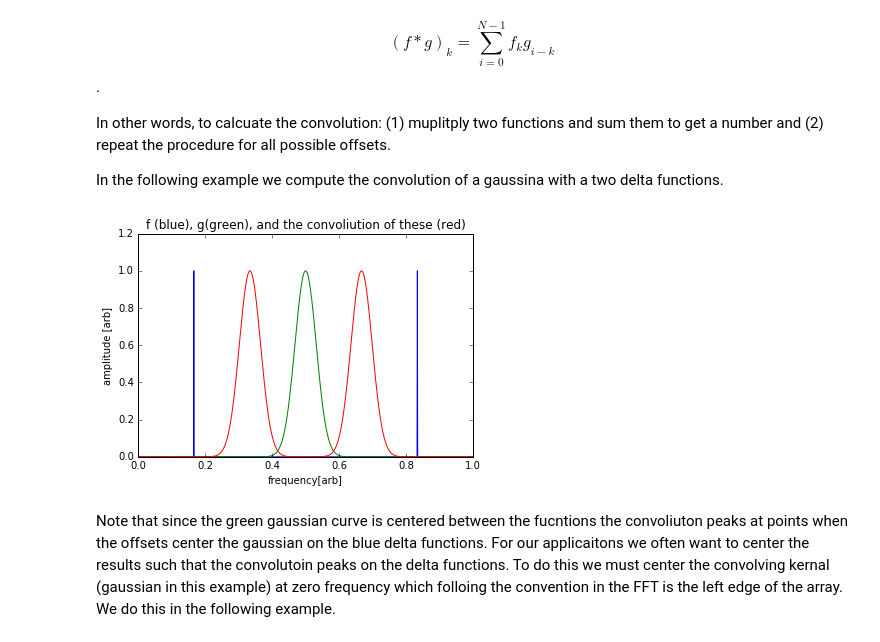
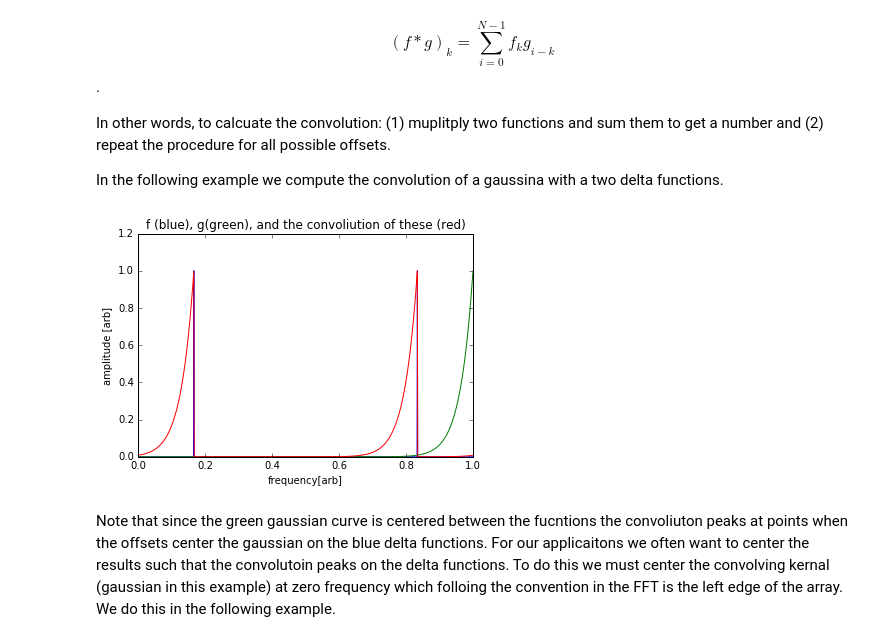
Before and after one commit to jeffmcm1977/CMBAnalysis_SummerSchool, a Jupyter notebook: CMB_Analysis_Summer_School_FFT_intro.ipynb, the cells around one changed output. Saved outputs shown, nothing was run; the diff lists cells and outputs as text; code cells hidden in the pictures.

```diff
--- a/CMB_Analysis_Summer_School_FFT_intro.ipynb
+++ b/CMB_Analysis_Summer_School_FFT_intro.ipynb
@@ -190,35 +190,40 @@ In other words, to calcuate the convolution: (1) muplitply two functions and sum
 
 In the following example we compute the convolution of a gaussina with a two delta functions.
 # %%
+from scipy.stats import chi2
+import numpy as np
 f = np.zeros(N)
 f[N/6] = 1.
 f[N*5/6] = 1.
-g = np.exp(-5 * ((t-np.mean(t))/.1)**2.)
+g = chi2.pdf(np.real(t), 55)
+g = g/np.max(g)
+#g = np.exp(-5 * ((t-np.mean(t))/.1)**2.)*
 
 def convolution(f,g):
+    g=g[::-1]
     N = np.size(f)
     conv = np.zeros(N)
 
     i = 0
     while (i <N):
         conv[i] = np.sum(f *np.roll(g,i))
         i+=1
     return(conv)
 
 conv = convolution(f,g)
 
 
 pl.plot(t,f)
 pl.plot(t,g)
 pl.plot(t,conv,"r")
 pl.axis([np.min(t),np.max(t),0,1.2])
 
 pl.xlabel("frequency[arb]")
 pl.ylabel("amplitude [arb]")
 pl.title("f (blue), g(green), and the convoliution of these (red)")
 pl.show()
 # %% [output]
-[figure, old version]
+[figure, new version]
 # %% [markdown]
 Note that since the green gaussian curve is centered between the fucntions the convoliuton peaks at points when the offsets center the gaussian on the blue delta functions.  For our applicaitons we often want to center the results such that the convolutoin peaks on the delta functions.  To do this we must center the convolving kernal (gaussian in this example) at zero frequency which folloing the convention in the FFT is the left edge of the array.  We do this in the following example.
 # %%
```
